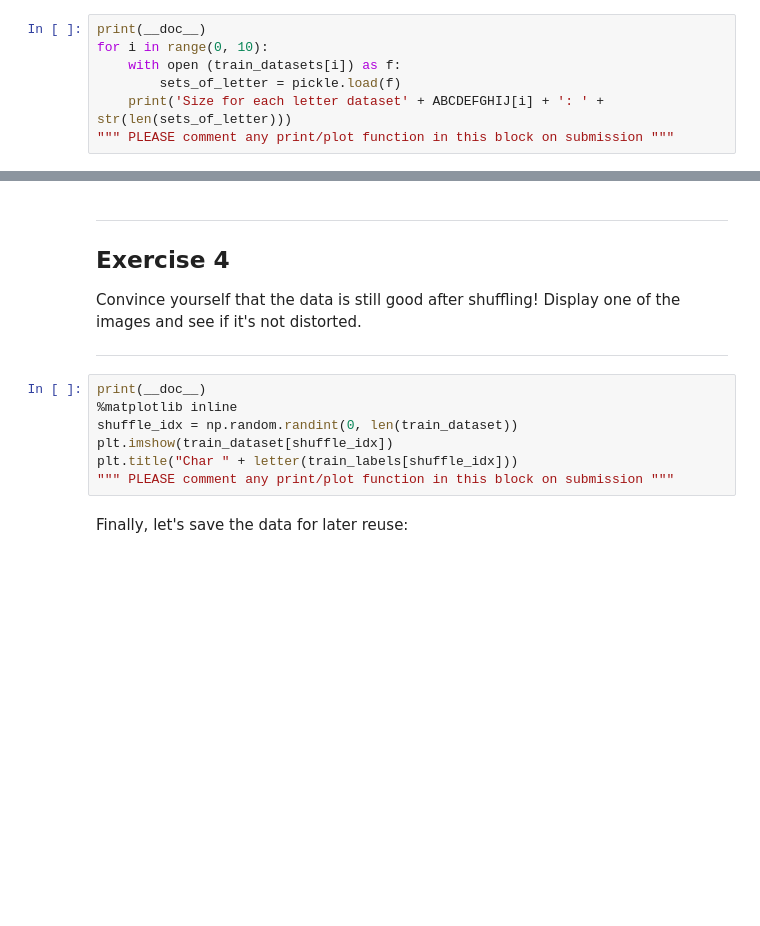
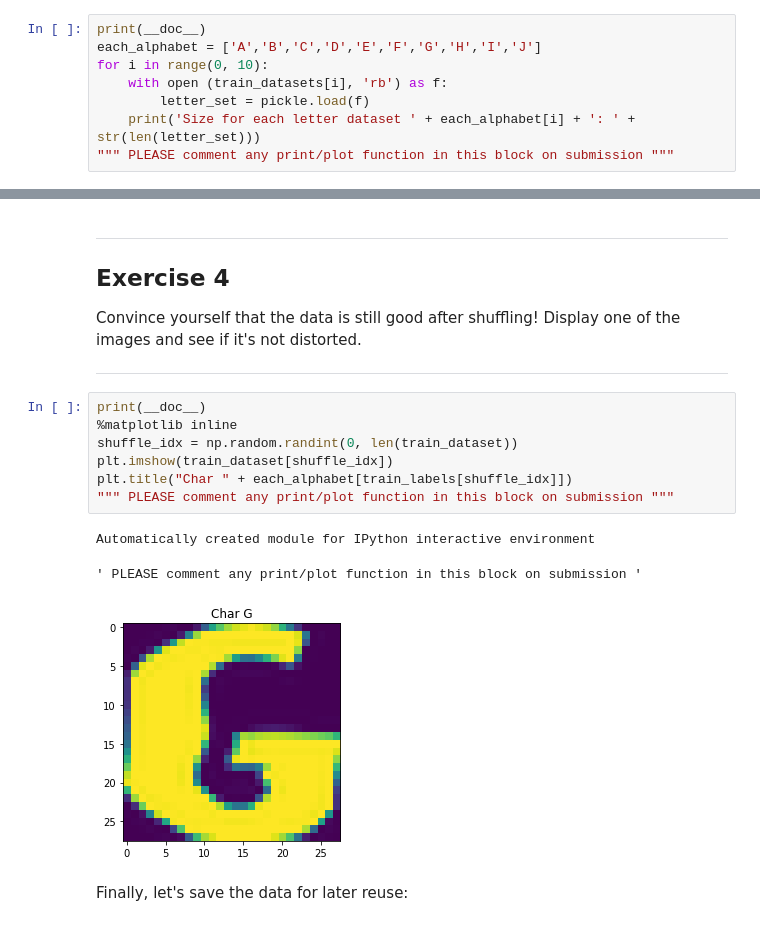
Before and after one commit to hyungsuklim/DeepLearning, a Jupyter notebook: Assignment1-1_Data_Curation.ipynb, the cells around one changed output, grey strips where cells are left out. Drawn from its saved outputs; the diff is of its cells as text; blank space fills up the shorter version.

```diff
--- a/Assignment1-1_Data_Curation.ipynb
+++ b/Assignment1-1_Data_Curation.ipynb
@@ -245,8 +244,9 @@ Another check: we expect the data to be balanced across classes. Verify that if
 ---
 # %%
 print(__doc__)
+each_alphabet = ['A','B','C','D','E','F','G','H','I','J']
 for i in range(0, 10):
-    with open (train_datasets[i]) as f:
-        sets_of_letter = pickle.load(f)
-    print('Size for each letter dataset' + ABCDEFGHIJ[i] + ': ' + str(len(sets_of_letter)))
+    with open (train_datasets[i], 'rb') as f:
+        letter_set = pickle.load(f)
+    print('Size for each letter dataset ' + each_alphabet[i] + ': ' + str(len(letter_set)))
 """ PLEASE comment any print/plot function in this block on submission """
@@ -332,10 +349,14 @@ Convince yourself that the data is still good after shuffling! Display one of th
 # %%
 print(__doc__)
 %matplotlib inline
 shuffle_idx = np.random.randint(0, len(train_dataset))
 plt.imshow(train_dataset[shuffle_idx])
-plt.title("Char " + letter(train_labels[shuffle_idx]))
+plt.title("Char " + each_alphabet[train_labels[shuffle_idx]])
 """ PLEASE comment any print/plot function in this block on submission """
+# %% [output]
+Automatically created module for IPython interactive environment
+' PLEASE comment any print/plot function in this block on submission '
+[figure, added]
 # %% [markdown]
 Finally, let's save the data for later reuse:
 # %%
```
Also changed, not shown: parts of 11 cells of this notebook.
